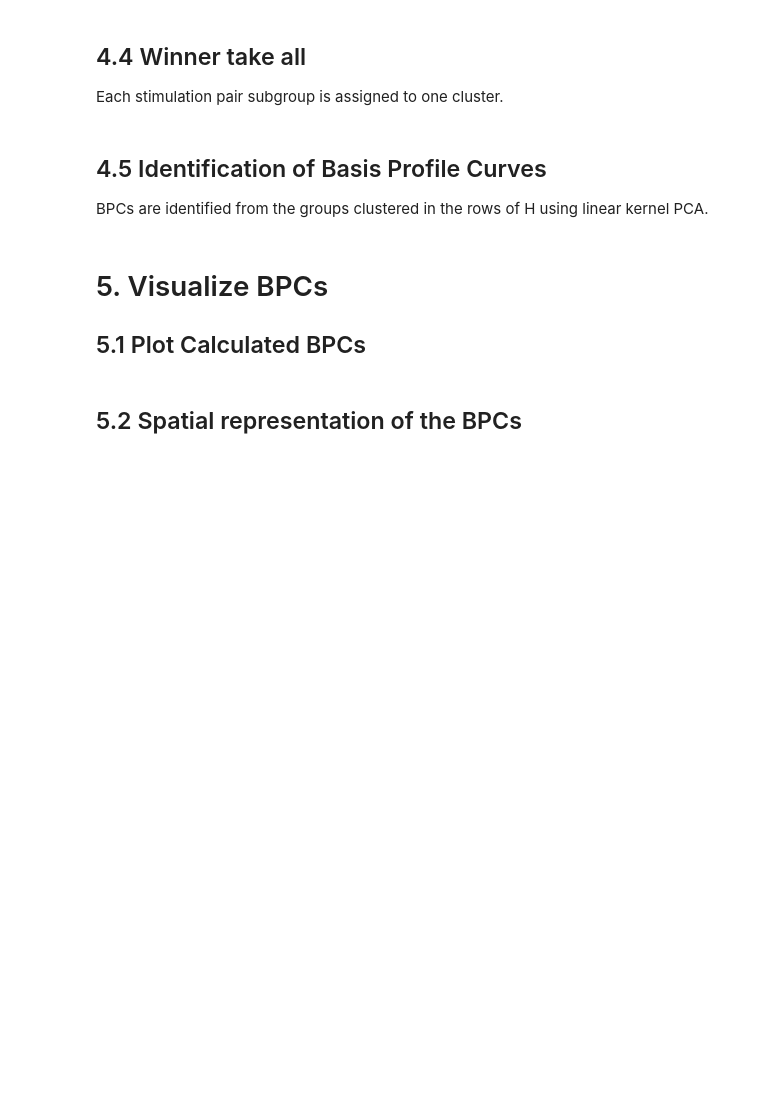
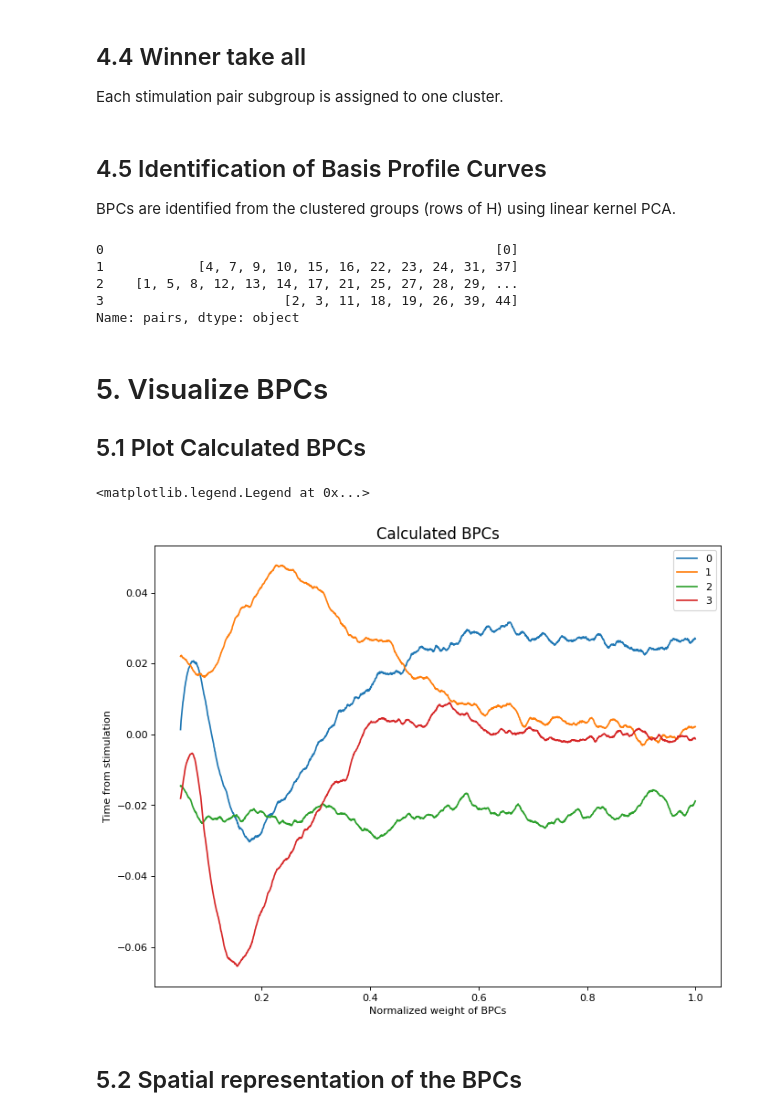
Before and after one commit to MultimodalNeuroimagingLab/bpc_jupyter, a Jupyter notebook: bpc_interactive.ipynb, the cells around one changed output. Cells and saved outputs as stored; diff of their text form; code cells hidden in the pictures; blank space fills up the shorter version.

```diff
--- a/bpc_interactive.ipynb
+++ b/bpc_interactive.ipynb
@@ -90,6 +90,6 @@ The example dataset includes an electrocorticography (ECoG) dataset with single
 # %%
 # change this path to the full hardcoded BIDS data path to be analyzed
-BIDS_dataset_path = '' # '/full/path/to/Basis_profile_curve/data'
+BIDS_dataset_path = '/Users/m206305/Desktop/IeegDataCcepBids_forBPC' # '/full/path/to/Basis_profile_curve/data'
 # %% [markdown]
 ## 2.1 Load BIDS metadata
 
@@ -409,8 +455,12 @@ H0_ = H0>1/(2*np.sqrt(len(pair_types)))
 # %% [markdown]
 ## 4.5 Identification of Basis Profile Curves
 
-BPCs are identified from the groups clustered in the rows of H using linear kernel PCA.
+BPCs are identified from the clustered groups (rows of H) using linear kernel PCA.
 # %%
+"""
+output will show the subgroup numbers clustered in each BPC
+"""
+
 B = []
 B_struct = pd.DataFrame(columns=['curve','pairs']) # saving structure
 
@@ -445,6 +495,14 @@ Calculate projection weights
 """
 
 B_struct = pyBPCs.projectionWeights(B_struct)
+
+B_struct.pairs
+# %% [output]
+0                                                  [0]
+1            [4, 7, 9, 10, 15, 16, 22, 23, 24, 31, 37]
+2    [1, 5, 8, 12, 13, 14, 17, 21, 25, 27, 28, 29, ...
+3                       [2, 3, 11, 18, 19, 26, 39, 44]
+Name: pairs, dtype: object
 # %% [markdown]
 # 5. Visualize BPCs
 
@@ -452,12 +510,16 @@ B_struct = pyBPCs.projectionWeights(B_struct)
 # %%
 colors = iter(cm.tab10(np.linspace(0, 1, 10)))
 
 plt.figure(figsize=(10, 8), dpi=80)
 for q in range(len(B_struct)): #  cycle through basis curves
-    plt.plot(tt[tt_BPCs[0]:tt_BPCs[1]],B_struct.curve[q],color=next(colors))
+    plt.plot(tt[tt_BPCs[0]:tt_BPCs[1]],B_struct.curve[q],color=next(colors),label=q)
 
 plt.ylabel('Time from stimulation')
-plt.xlabel('Normalized weight of B.P.C.')
+plt.xlabel('Normalized weight of BPCs')
 plt.title('Calculated BPCs',fontsize=15)
+plt.legend()
+# %% [output]
+<matplotlib.legend.Legend at 0x...>
+[figure, added]
 # %% [markdown]
 ## 5.2 Spatial representation of the BPCs
```
Also changed, not shown: parts of 19 cells of this notebook.
